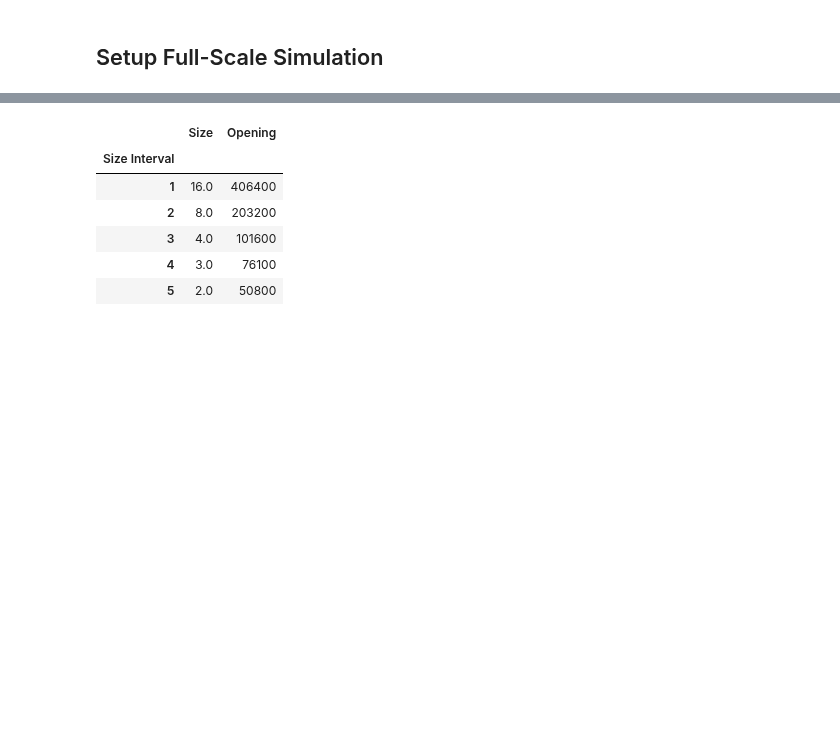
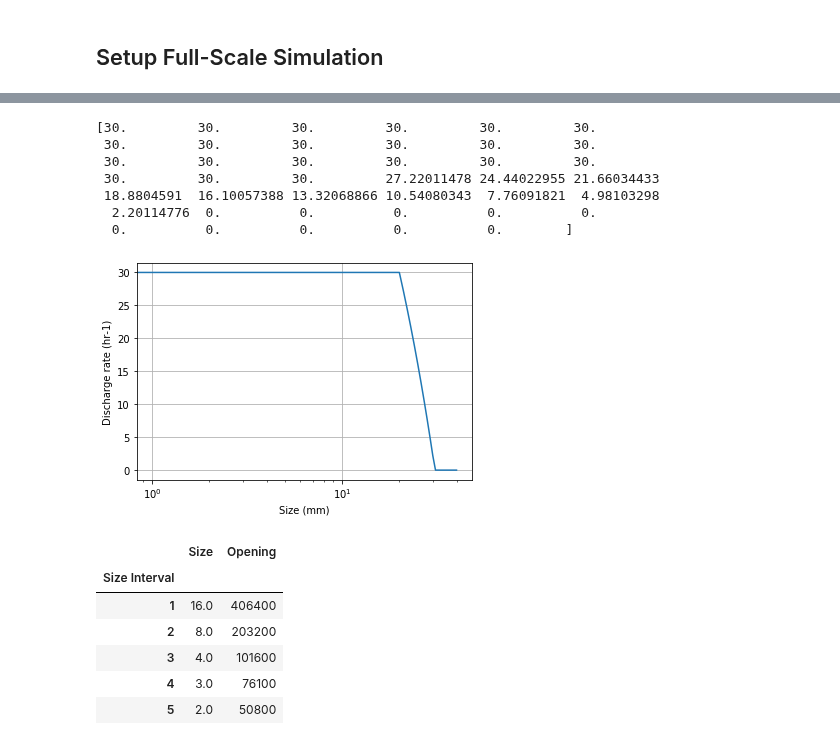
Before and after one commit to billtubbs/mech-575, a Jupyter notebook: code/python/project-grinding-dynamic-simulation-model.ipynb, the cells around one changed output, grey strips where cells are left out. Saved outputs shown, nothing was run; the diff lists cells and outputs as text; code cells hidden in the pictures; blank space fills up the shorter version.

```diff
--- a/code/python/project-grinding-dynamic-simulation-model.ipynb
+++ b/code/python/project-grinding-dynamic-simulation-model.ipynb
@@ -258,0 +316,10 @@ from molycop import mill_calcs
+# %%
+rate_max = 30
+size_max = 12
+mm=1
+sizes = np.logspace(-2,2,41)
+a = -rate_max / np.log(size_max / mm)
+rates = rate_max + a * np.log(sizes / mm)
+rates = np.clip(rates, 0, rate_max)
+
+print(rates)
@@ -259,3 +334,28 @@ from molycop import mill_calcs
+# %%
+def calculate_discharge_rates(sizes, rate_max, size_max, mm=1000):
+    a = -rate_max / np.log(size_max / mm)
+    rates = rate_max + a * np.log(sizes / mm)
+
+    return np.clip(rates, 0, rate_max)
+
+sizes = np.logspace(-2,2,41)
+rates = calculate_discharge_rates(sizes, 30, 12, mm=1)
+
+print(rates)
+plt.plot(rates)
+plt.xscale('log')
+plt.xlabel('Size (mm)')
+plt.ylabel('Discharge rate (hr-1)')
+plt.grid()
+# %% [output]
+[30.         30.         30.         30.         30.         30.
+ 30.         30.         30.         30.         30.         30.
+ 30.         30.         30.         30.         30.         30.
+ 30.         30.         30.         27.22011478 24.44022955 21.66034433
+ 18.8804591  16.10057388 13.32068866 10.54080343  7.76091821  4.98103298
+  2.20114776  0.          0.          0.          0.          0.
+  0.          0.          0.          0.          0.        ]
+[figure, added]
 # %%
 mesh_dimensions = {
     'Size Interval': np.arange(1, 27),
```
Also changed, not shown: parts of 41 cells of this notebook.
